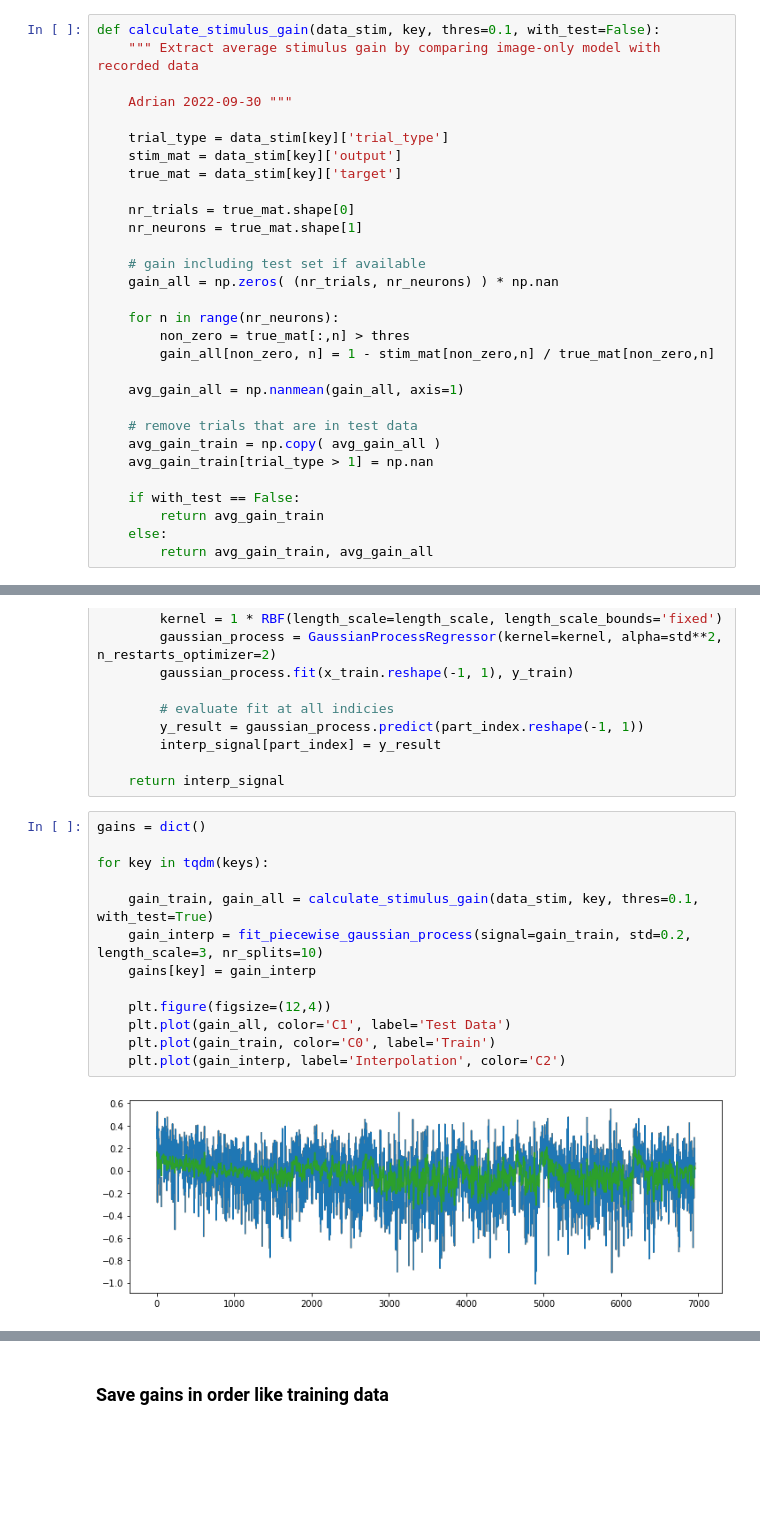
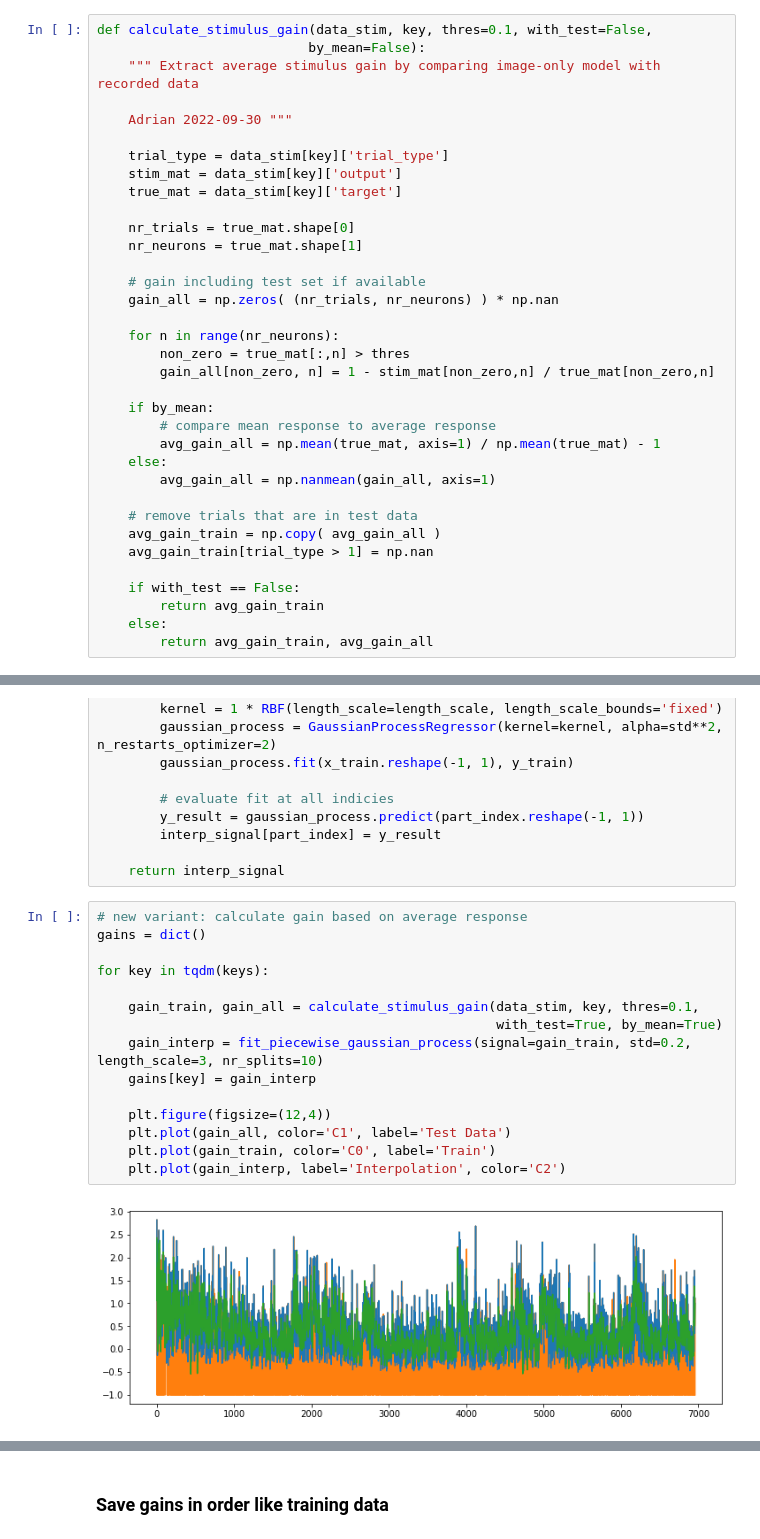
Before and after one commit to AdrianRoggenbach/adrian_sensorium, a Jupyter notebook: notebooks/my_notebooks/add_brain_internal_features.ipynb, the cells around one changed output, grey strips where cells are left out. Drawn from its saved outputs; the diff is of its cells as text; blank space fills up the shorter version.

Commit message:
Hacky add mean gain

```diff
--- a/notebooks/my_notebooks/add_brain_internal_features.ipynb
+++ b/notebooks/my_notebooks/add_brain_internal_features.ipynb
@@ -39,7 +39,8 @@ keys
 # %% [markdown]
 ### Calculate gain on training and validation data
 # %%
-def calculate_stimulus_gain(data_stim, key, thres=0.1, with_test=False):
+def calculate_stimulus_gain(data_stim, key, thres=0.1, with_test=False,
+                           by_mean=False):
     """ Extract average stimulus gain by comparing image-only model with recorded data
 
     Adrian 2022-09-30 """
@@ -58,7 +59,11 @@ def calculate_stimulus_gain(data_stim, key, thres=0.1, with_test=False):
         non_zero = true_mat[:,n] > thres
         gain_all[non_zero, n] = 1 - stim_mat[non_zero,n] / true_mat[non_zero,n]
 
-    avg_gain_all = np.nanmean(gain_all, axis=1)
+    if by_mean:
+        # compare mean response to average response
+        avg_gain_all = np.mean(true_mat, axis=1) / np.mean(true_mat) - 1
+    else:
+        avg_gain_all = np.nanmean(gain_all, axis=1)
 
     # remove trials that are in test data
     avg_gain_train = np.copy( avg_gain_all )
@@ -108,17 +113,19 @@ def fit_piecewise_gaussian_process(signal, std=0.2, length_scale=5, nr_splits=10
 
     return interp_signal
 # %%
+# new variant: calculate gain based on average response
 gains = dict()
 
 for key in tqdm(keys):
 
-    gain_train, gain_all = calculate_stimulus_gain(data_stim, key, thres=0.1, with_test=True)
+    gain_train, gain_all = calculate_stimulus_gain(data_stim, key, thres=0.1,
+                                                   with_test=True, by_mean=True)
     gain_interp = fit_piecewise_gaussian_process(signal=gain_train, std=0.2, length_scale=3, nr_splits=10)
     gains[key] = gain_interp
 
     plt.figure(figsize=(12,4))
     plt.plot(gain_all, color='C1', label='Test Data')
     plt.plot(gain_train, color='C0', label='Train')
     plt.plot(gain_interp, label='Interpolation', color='C2')
 # %% [output]
-[figure, old version]
+[figure, new version]
```
Also changed, not shown: parts of 5 cells of this notebook, 3 other files.
